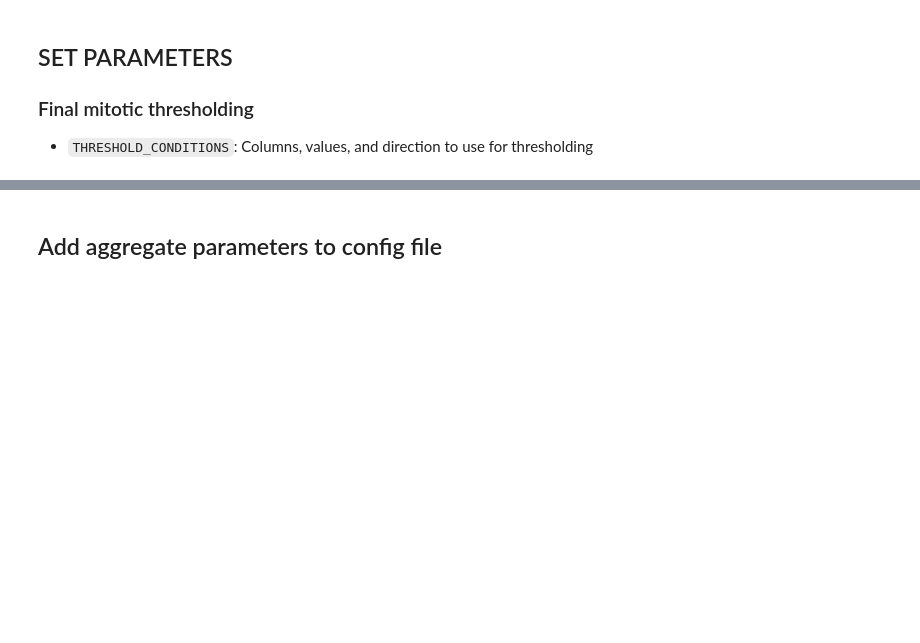
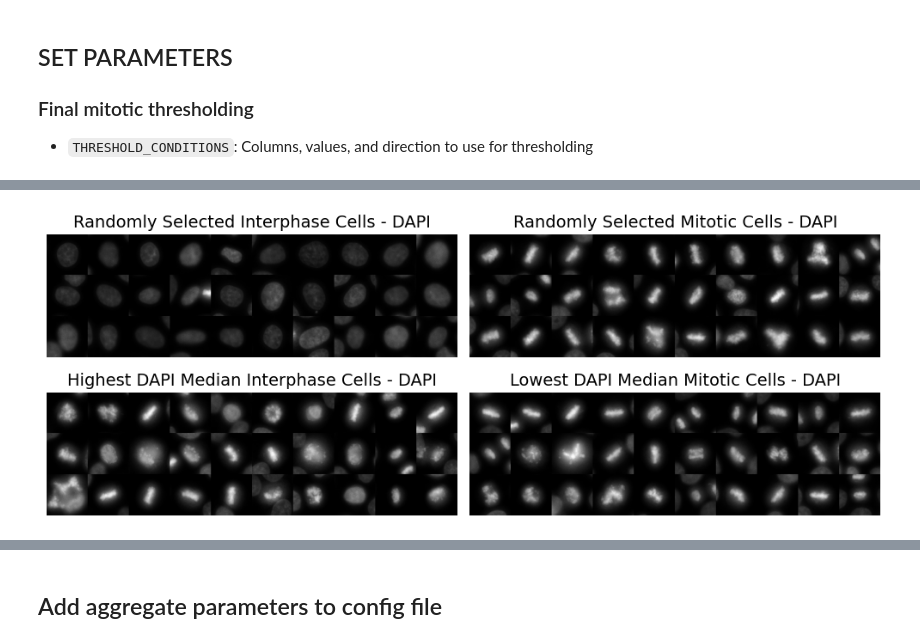
Before and after one commit to cheeseman-lab/brieflow, a Jupyter notebook: example_analysis/7.configure_aggregate_params.ipynb, the cells around one changed output, grey strips where cells are left out. Cells and saved outputs as stored; diff of their text form; code cells hidden in the pictures; blank space fills up the shorter version.

Commit message:
montage generation

```diff
--- a/example_analysis/7.configure_aggregate_params.ipynb
+++ b/example_analysis/7.configure_aggregate_params.ipynb
@@ -311,3 +307,34 @@ Subsetting 109 mitotic cells and 22913 interphase cells
+# %%
+# Create figure to evaluate DAPI cutoff
+
+titles = [
+    "Randomly Selected Interphase Cells - DAPI",
+    "Randomly Selected Mitotic Cells - DAPI",
+    "Highest DAPI Median Interphase Cells - DAPI",
+    "Lowest DAPI Median Mitotic Cells - DAPI",
+]
+
+montages = [
+    random_interphase_cell_montage,
+    random_mitotic_cell_montage,
+    cutoff_interphase_cell_montage,
+    cutoff_mitotic_cell_montage,
+]
+
+# Create figure and subplots
+fig, axes = plt.subplots(2, 2, figsize=(10, 4))
+
+# Display each montage
+for ax, title, montage in zip(axes.flat, titles, montages):
+    ax.imshow(montage, cmap='gray')
+    ax.set_title(title, fontsize=14)
+    ax.axis('off')
+
+# Adjust layout and show the plot
+plt.tight_layout()
+plt.show()
+# %% [output]
+[figure, added]
 # %%
 # Re-standardize mitotic population
 mitotic_standardized_df = grouped_standardization(
```
Also changed, not shown: parts of 2 cells of this notebook, 5 other files.
